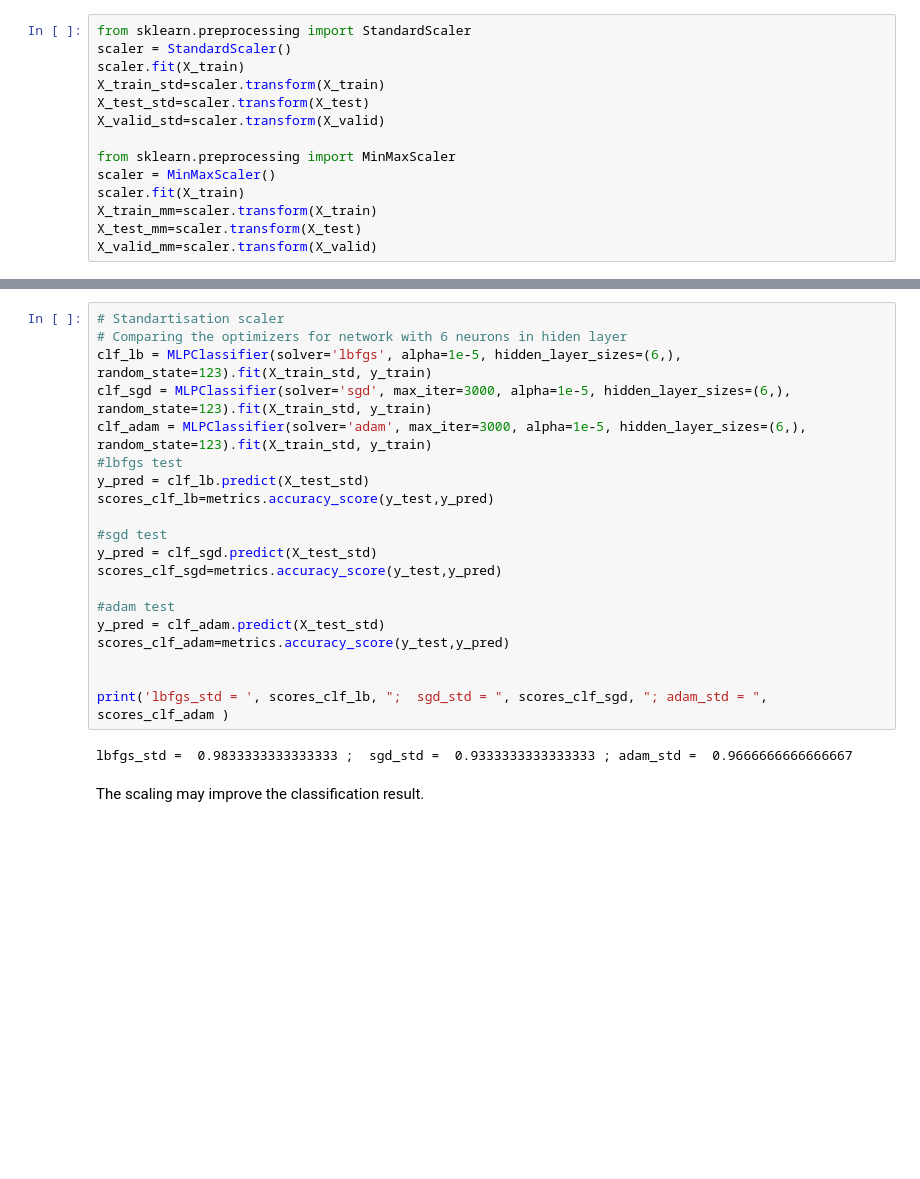
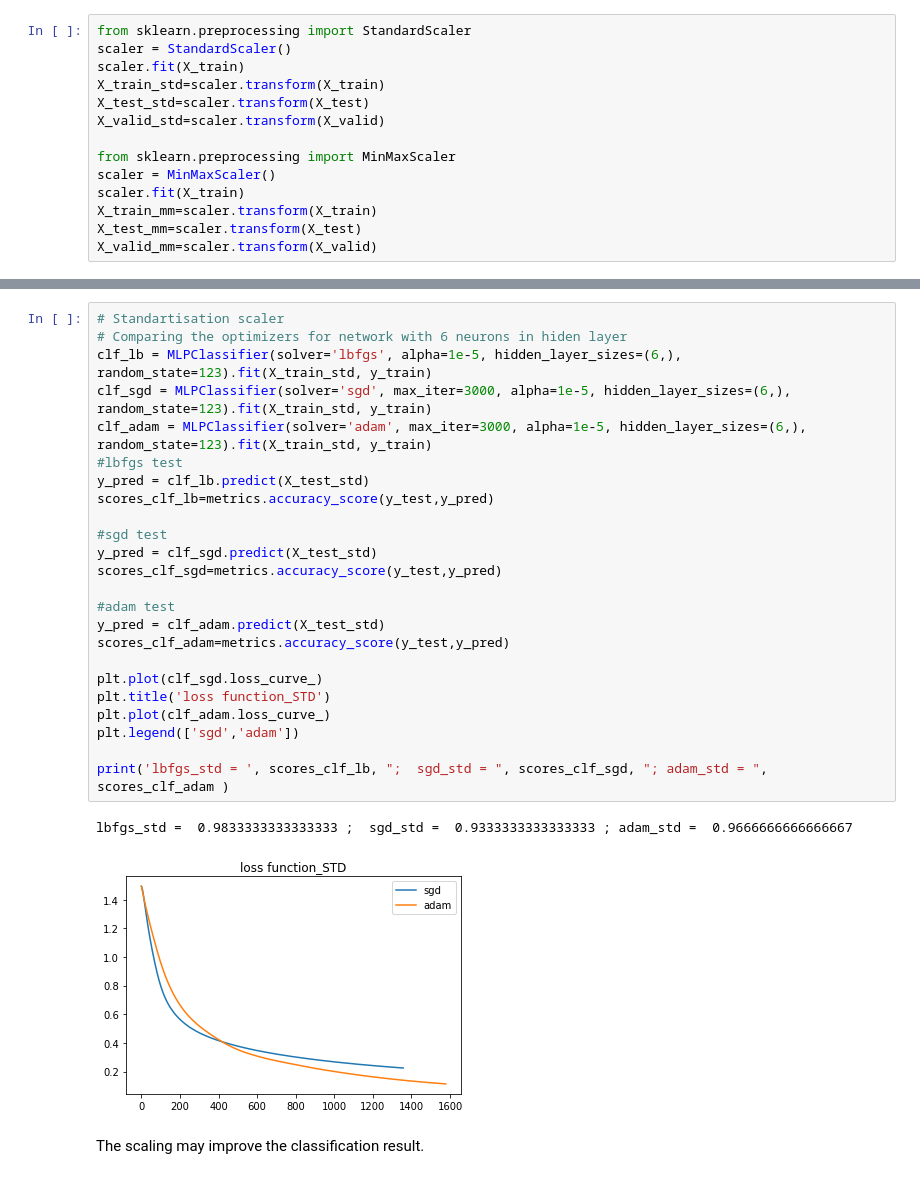
Before and after one commit to encoras/Artificial-Intelligence-Group, a Jupyter notebook: MLP_test.ipynb, the cells around one changed output, grey strips where cells are left out. Saved outputs shown, nothing was run; the diff lists cells and outputs as text; blank space fills up the shorter version.

```diff
--- a/MLP_test.ipynb
+++ b/MLP_test.ipynb
@@ -108,25 +121,30 @@ lbfgs_mm =  0.9833333333333333 ;  sgd_mm =  0.8333333333333334 ; adam_mm =  0.96
 # %%
 # Standartisation scaler
 # Comparing the optimizers for network with 6 neurons in hiden layer
 clf_lb = MLPClassifier(solver='lbfgs', alpha=1e-5, hidden_layer_sizes=(6,), random_state=123).fit(X_train_std, y_train)
 clf_sgd = MLPClassifier(solver='sgd', max_iter=3000, alpha=1e-5, hidden_layer_sizes=(6,), random_state=123).fit(X_train_std, y_train)
 clf_adam = MLPClassifier(solver='adam', max_iter=3000, alpha=1e-5, hidden_layer_sizes=(6,), random_state=123).fit(X_train_std, y_train)
 #lbfgs test
 y_pred = clf_lb.predict(X_test_std)
 scores_clf_lb=metrics.accuracy_score(y_test,y_pred)
 
 #sgd test
 y_pred = clf_sgd.predict(X_test_std)
 scores_clf_sgd=metrics.accuracy_score(y_test,y_pred)
 
 #adam test
 y_pred = clf_adam.predict(X_test_std)
 scores_clf_adam=metrics.accuracy_score(y_test,y_pred)
 
+plt.plot(clf_sgd.loss_curve_)
+plt.title('loss function_STD')
+plt.plot(clf_adam.loss_curve_)
+plt.legend(['sgd','adam'])
 
 print('lbfgs_std = ', scores_clf_lb, ";  sgd_std = ", scores_clf_sgd, "; adam_std = ", scores_clf_adam )
 # %% [output]
 lbfgs_std =  0.9833333333333333 ;  sgd_std =  0.9333333333333333 ; adam_std =  0.9666666666666667
+[figure, added]
 # %% [markdown]
 The scaling may improve the classification result.
 # %% [markdown]
```
Also changed, not shown: parts of 2 cells of this notebook.
